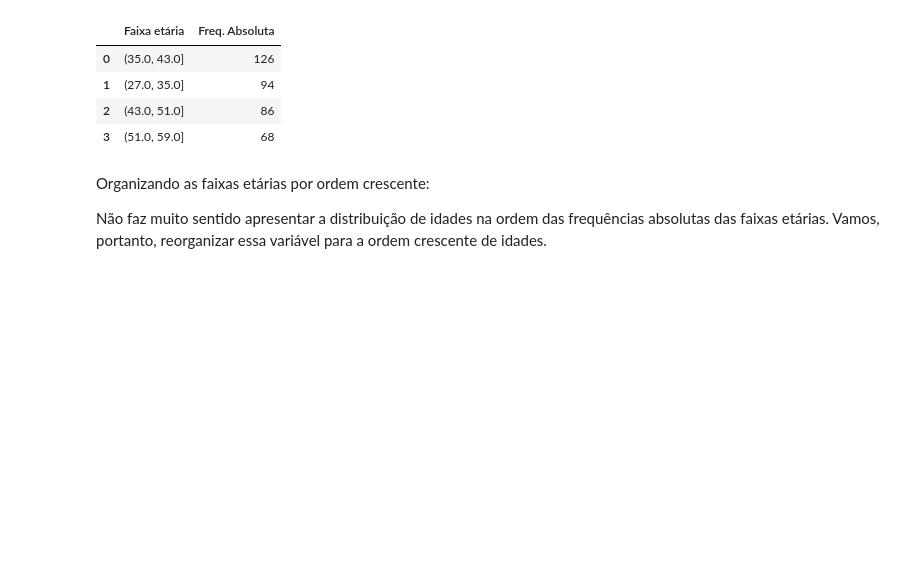
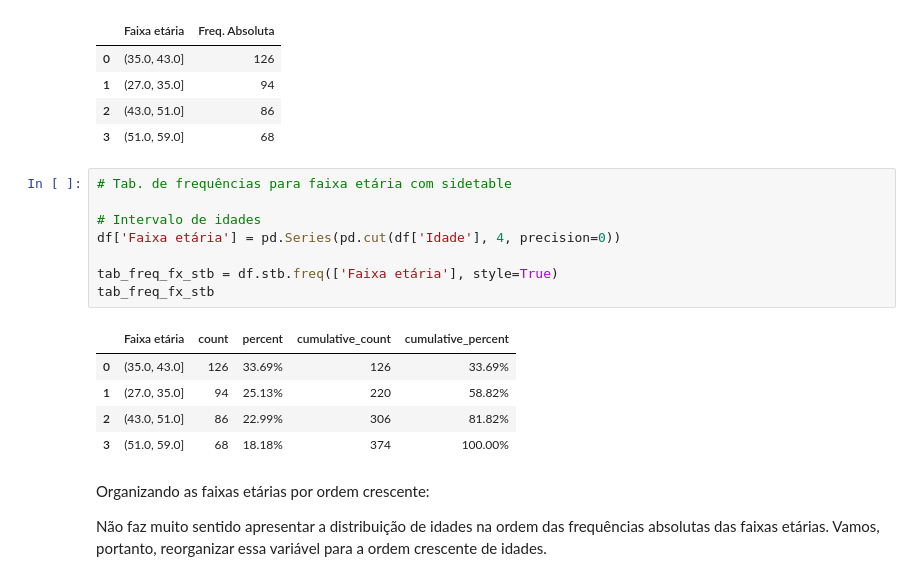
Before and after one commit to arqmarcel/saude_funcionarios, a Jupyter notebook: notebooks/analise_sono.ipynb, the cells around one changed output. Drawn from its saved outputs; the diff is of its cells as text; blank space fills up the shorter version.

```diff
--- a/notebooks/analise_sono.ipynb
+++ b/notebooks/analise_sono.ipynb
@@ -107,6 +132,20 @@ tab_freq_fx
 | 1 | (27.0, 35.0] | 94 |
 | 2 | (43.0, 51.0] | 86 |
 | 3 | (51.0, 59.0] | 68 |
+# %%
+# Tab. de frequências para faixa etária com sidetable
+
+# Intervalo de idades
+df['Faixa etária'] = pd.Series(pd.cut(df['Idade'], 4, precision=0))
+
+tab_freq_fx_stb = df.stb.freq(['Faixa etária'], style=True)
+tab_freq_fx_stb
+# %% [output]
+|  | Faixa etária | count | percent | cumulative_count | cumulative_percent |
+| 0 | (35.0, 43.0] | 126 | 33.69% | 126 | 33.69% |
+| 1 | (27.0, 35.0] | 94 | 25.13% | 220 | 58.82% |
+| 2 | (43.0, 51.0] | 86 | 22.99% | 306 | 81.82% |
+| 3 | (51.0, 59.0] | 68 | 18.18% | 374 | 100.00% |
 # %% [markdown]
 Organizando as faixas etárias por ordem crescente:
 
```
Also changed, not shown: parts of 6 cells of this notebook, 2 other files.
